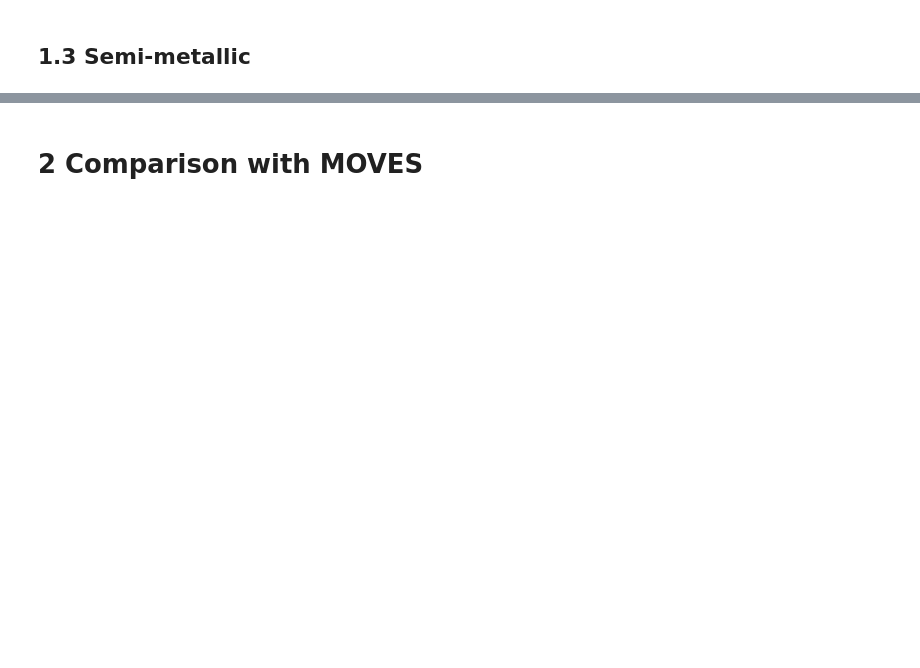
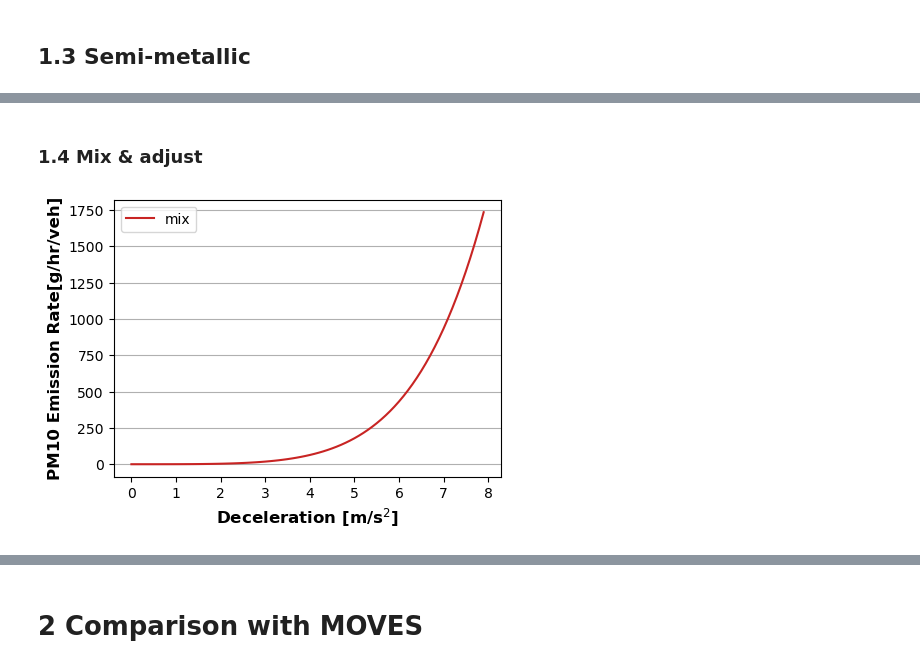
Before and after one commit to QiuziChen/brake-wear-emission-modeling, a Jupyter notebook: Doc_5_ER_Deceleration_Curve.ipynb, the cells around one changed output, grey strips where cells are left out. Saved outputs shown, nothing was run; the diff lists cells and outputs as text; code cells hidden in the pictures; blank space fills up the shorter version.

Commit message:
cal ER with mix and adjust

```diff
--- a/Doc_5_ER_Deceleration_Curve.ipynb
+++ b/Doc_5_ER_Deceleration_Curve.ipynb
@@ -87,0 +117,2 @@ BWE.ER.plotERCurve("SM")
+# %% [markdown]
+### 1.4 Mix & adjust
@@ -87,0 +165,4 @@ BWE.ER.plotERCurve("SM")
+# %%
+BWE.ER.plotERCurve('mix')
+# %% [output]
+[figure, added]
```
Also changed, not shown: parts of 20 cells of this notebook, 1 other file.
